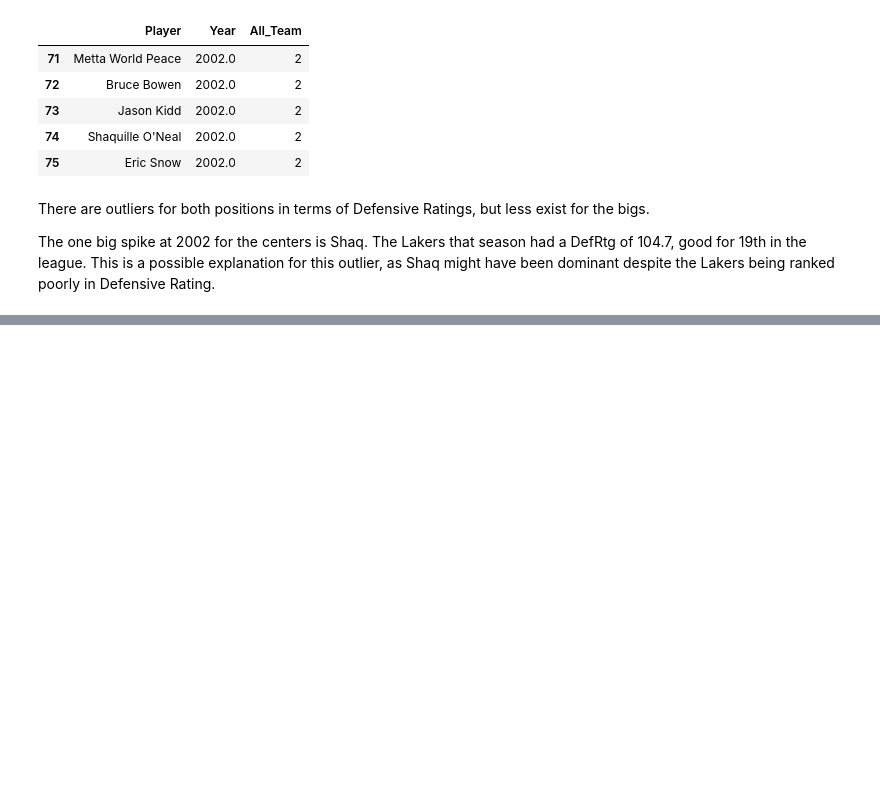
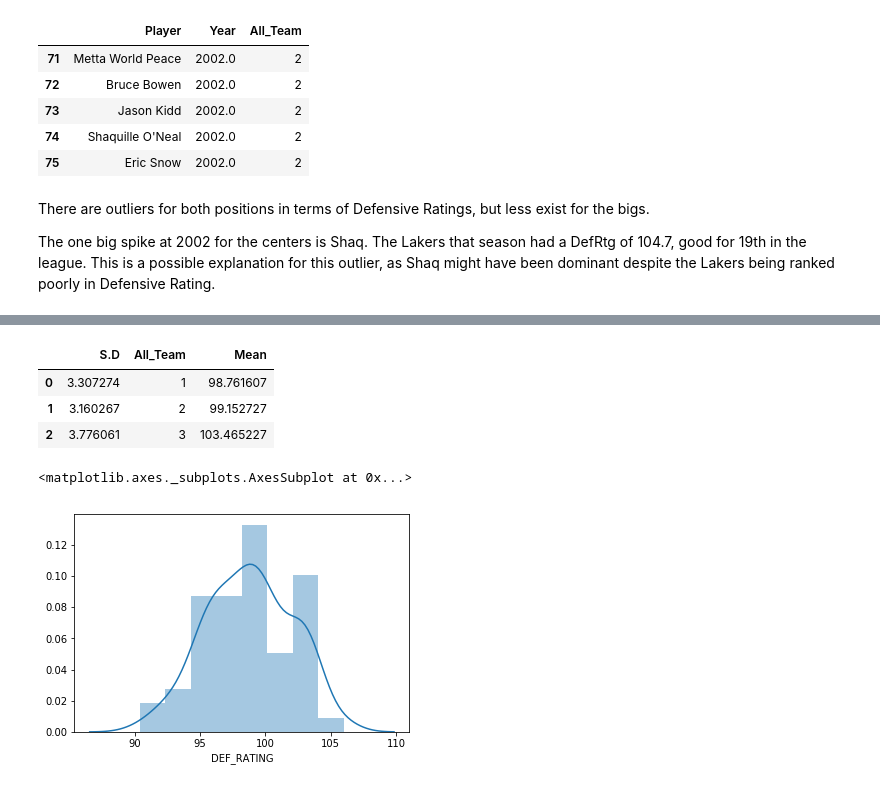
Before and after one commit to jon88cho/Basketball, a Jupyter notebook: Defense/Defensive_Impact.ipynb, the cells around one changed output, grey strips where cells are left out. Cells and saved outputs as stored; diff of their text form; code cells hidden in the pictures; blank space fills up the shorter version.

```diff
--- a/Defense/Defensive_Impact.ipynb
+++ b/Defense/Defensive_Impact.ipynb
@@ -412,0 +338,20 @@ C_Second_Team = Second_Team[Second_Team['Pos'].str.contains("C")].loc[:,['Year',
+# %%
+First_Team_DEFR = Defense_General['DEF_RATING'][Defense_General['All_Team']==1]
+Second_Team_DEFR = Defense_General['DEF_RATING'][Defense_General['All_Team']==2]
+Non_nominees_DEFR = Non_nominees_DEFR.loc[:,"DEF_RATING"]
+# %%
+SD_and_Mean_DEFR = DataFrame(data = [First_Team_DEFR.std(),Second_Team_DEFR.std(),Non_nominees_DEFR.std()]
+                               ,columns = ["S.D"])
+SD_and_Mean_DEFR['All_Team'] = list([1,2,3])
+SD_and_Mean_DEFR['Mean'] = list([First_Team_DEFR.mean(),Second_Team_DEFR.mean(),Non_nominees_DEFR.mean()])
+SD_and_Mean_DEFR
+# %% [output]
+|  | S.D | All_Team | Mean |
+| 0 | 3.307274 | 1 | 98.761607 |
+| 1 | 3.160267 | 2 | 99.152727 |
+| 2 | 3.776061 | 3 | 103.465227 |
+# %%
+sns.distplot(First_Team_DEFR)
+# %% [output]
+<matplotlib.axes._subplots.AxesSubplot at 0x...>
+[figure, added]
```
Also changed, not shown: parts of 62 cells of this notebook, 1 other file.
